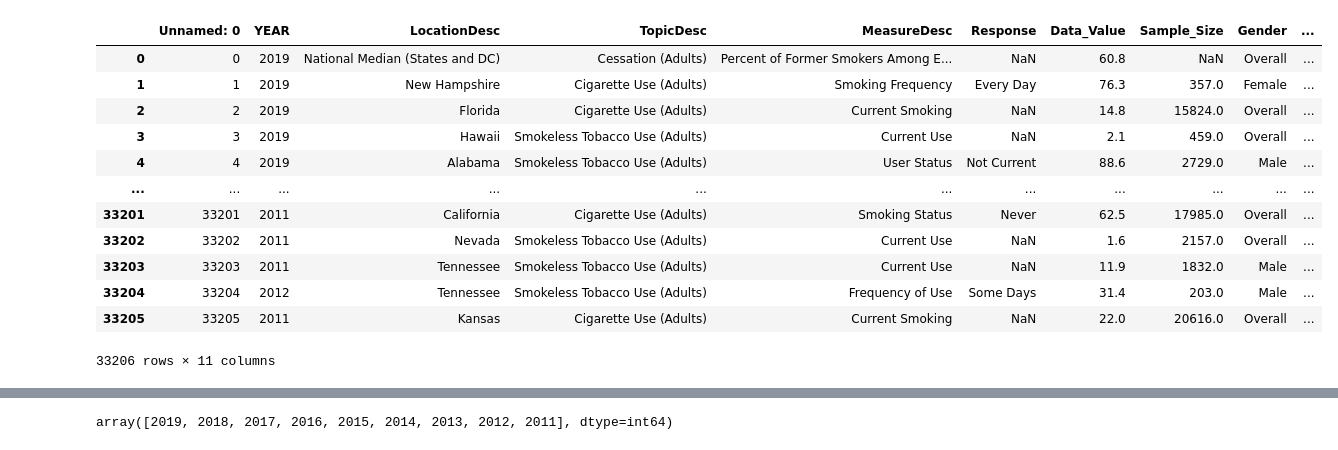
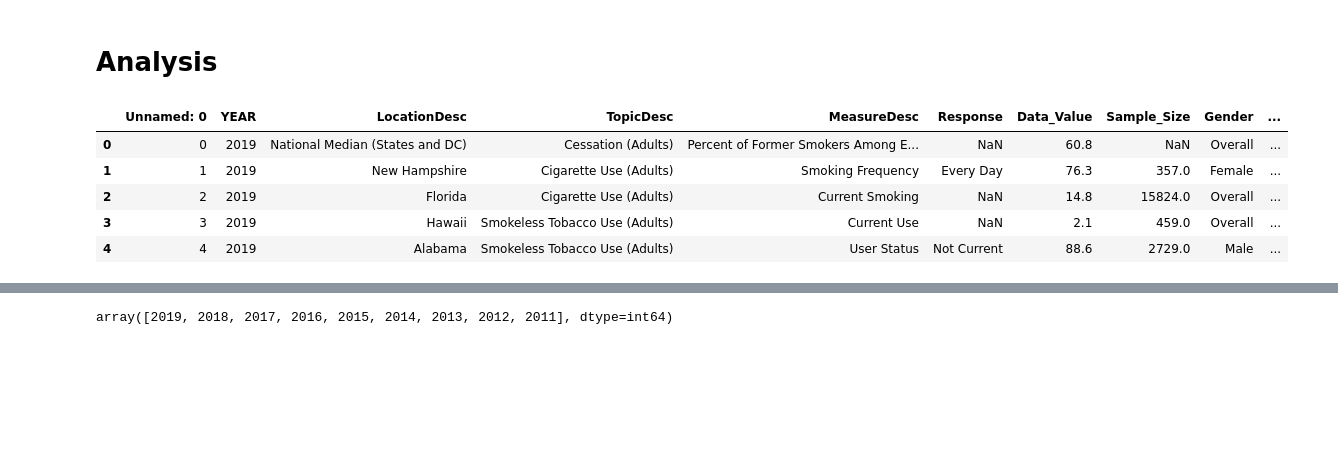
Before and after one commit to nickmille96/Project-1, a Jupyter notebook: Zalak_analysis_final.ipynb, the cells around one changed output, grey strips where cells are left out. Saved outputs shown, nothing was run; the diff lists cells and outputs as text; code cells hidden in the pictures; blank space fills up the shorter version.

```diff
--- a/Zalak_analysis_final.ipynb
+++ b/Zalak_analysis_final.ipynb
@@ -1,2 +1,4 @@
+# %% [markdown]
+# Analysis
 # %%
 # Import Dependencies
@@ -16,21 +15,14 @@ warnings.filterwarnings('ignore')
 data_file = pd.read_csv("./Resources/Clean_Tobacco_data.csv")
 # %%
 # Print the data
-data_file
+data_file.head()
 # %% [output]
 |  | Unnamed: 0 | YEAR | LocationDesc | TopicDesc | MeasureDesc | Response | Data_Value | Sample_Size | Gender | ... |
 | 0 | 0 | 2019 | National Median (States and DC) | Cessation (Adults) | Percent of Former Smokers Among E... | NaN | 60.8 | NaN | Overall | ... |
 | 1 | 1 | 2019 | New Hampshire | Cigarette Use (Adults) | Smoking Frequency | Every Day | 76.3 | 357.0 | Female | ... |
 | 2 | 2 | 2019 | Florida | Cigarette Use (Adults) | Current Smoking | NaN | 14.8 | 15824.0 | Overall | ... |
 | 3 | 3 | 2019 | Hawaii | Smokeless Tobacco Use (Adults) | Current Use | NaN | 2.1 | 459.0 | Overall | ... |
 | 4 | 4 | 2019 | Alabama | Smokeless Tobacco Use (Adults) | User Status | Not Current | 88.6 | 2729.0 | Male | ... |
-| ... | ... | ... | ... | ... | ... | ... | ... | ... | ... | ... |
-| 33201 | 33201 | 2011 | California | Cigarette Use (Adults) | Smoking Status | Never | 62.5 | 17985.0 | Overall | ... |
-| 33202 | 33202 | 2011 | Nevada | Smokeless Tobacco Use (Adults) | Current Use | NaN | 1.6 | 2157.0 | Overall | ... |
-| 33203 | 33203 | 2011 | Tennessee | Smokeless Tobacco Use (Adults) | Current Use | NaN | 11.9 | 1832.0 | Male | ... |
-| 33204 | 33204 | 2012 | Tennessee | Smokeless Tobacco Use (Adults) | Frequency of Use | Some Days | 31.4 | 203.0 | Male | ... |
-| 33205 | 33205 | 2011 | Kansas | Cigarette Use (Adults) | Current Smoking | NaN | 22.0 | 20616.0 | Overall | ... |
-33206 rows × 11 columns
 # %%
 # Drop all rows with missing information
 data_file.dropna(how = "any")
```
Also changed, not shown: parts of 28 cells of this notebook.
